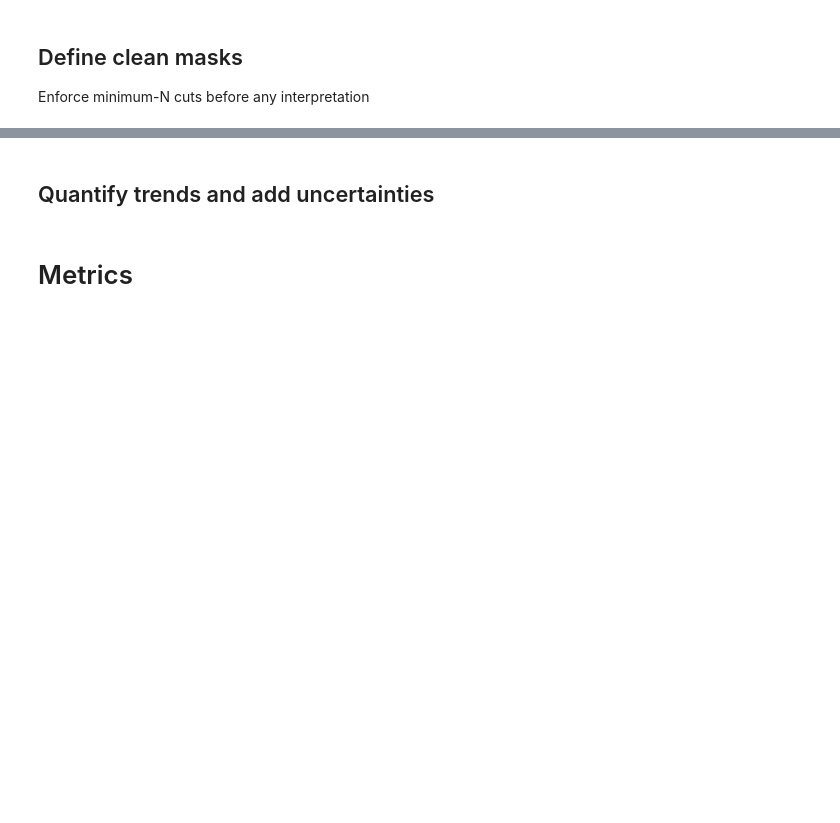
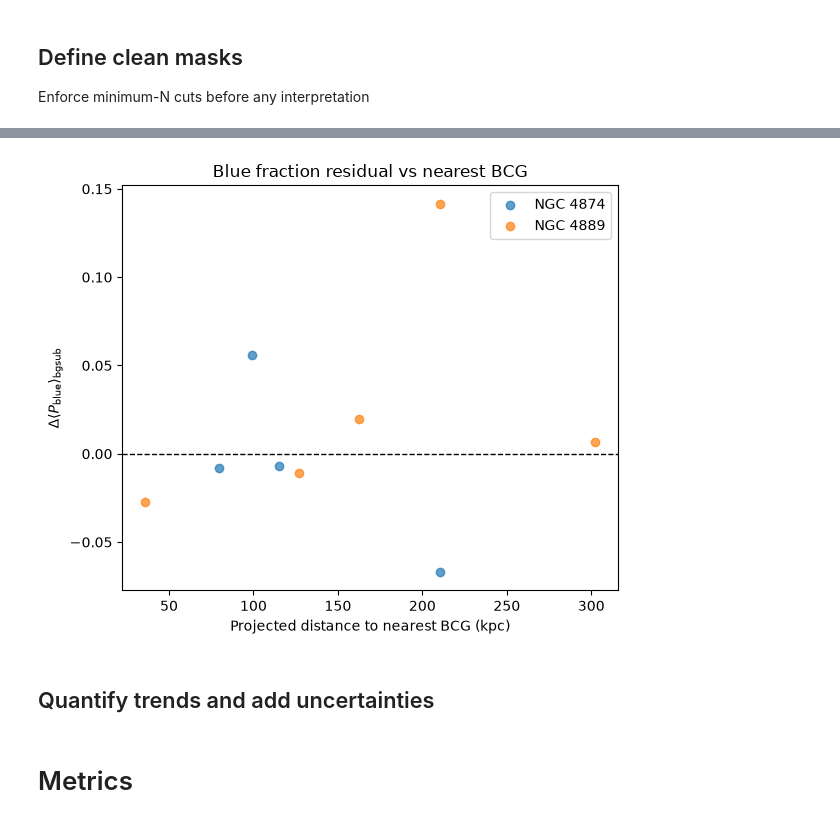
Before and after one commit to Pommers/Coma-GCS-colors, a Jupyter notebook: Paper3_color_metrics_referee_revised.ipynb, the cells around one changed output, grey strips where cells are left out. Saved outputs shown, nothing was run; the diff lists cells and outputs as text; code cells hidden in the pictures; blank space fills up the shorter version.

```diff
--- a/Paper3_color_metrics_referee_revised.ipynb
+++ b/Paper3_color_metrics_referee_revised.ipynb
@@ -2959,21 +1952,23 @@ metrics_df.columns
 # %%
 x = metrics_df.loc[mask_full, "R_nearBCG_kpc"]
-y = metrics_df.loc[mask_full, "Delta_Pblue_IE_raw"]
+y = metrics_df.loc[mask_full, "Delta_Pblue_mean_IE_contrast"]
 c = metrics_df.loc[mask_full, "nearer_BCG"]
 
 plt.figure(figsize=(6,5))
 for bcg in ["NGC 4874", "NGC 4889"]:
     sel = c == bcg
     plt.scatter(x[sel], y[sel], label=bcg, alpha=0.7)
 
 plt.axhline(0, color="k", ls="--", lw=1)
 plt.xlabel("Projected distance to nearest BCG (kpc)")
 plt.ylabel(r"$\Delta\langle P_{\rm blue}\rangle_{\rm bgsub}$")
 plt.legend()
 
 plt.title("Blue fraction residual vs nearest BCG")
 plt.tight_layout()
 plt.show()
+# %% [output]
+[figure, added]
 # %% [markdown]
 ## Quantify trends and add uncertainties
 # %%
```
Also changed, not shown: parts of 124 cells of this notebook, 3 other files.
